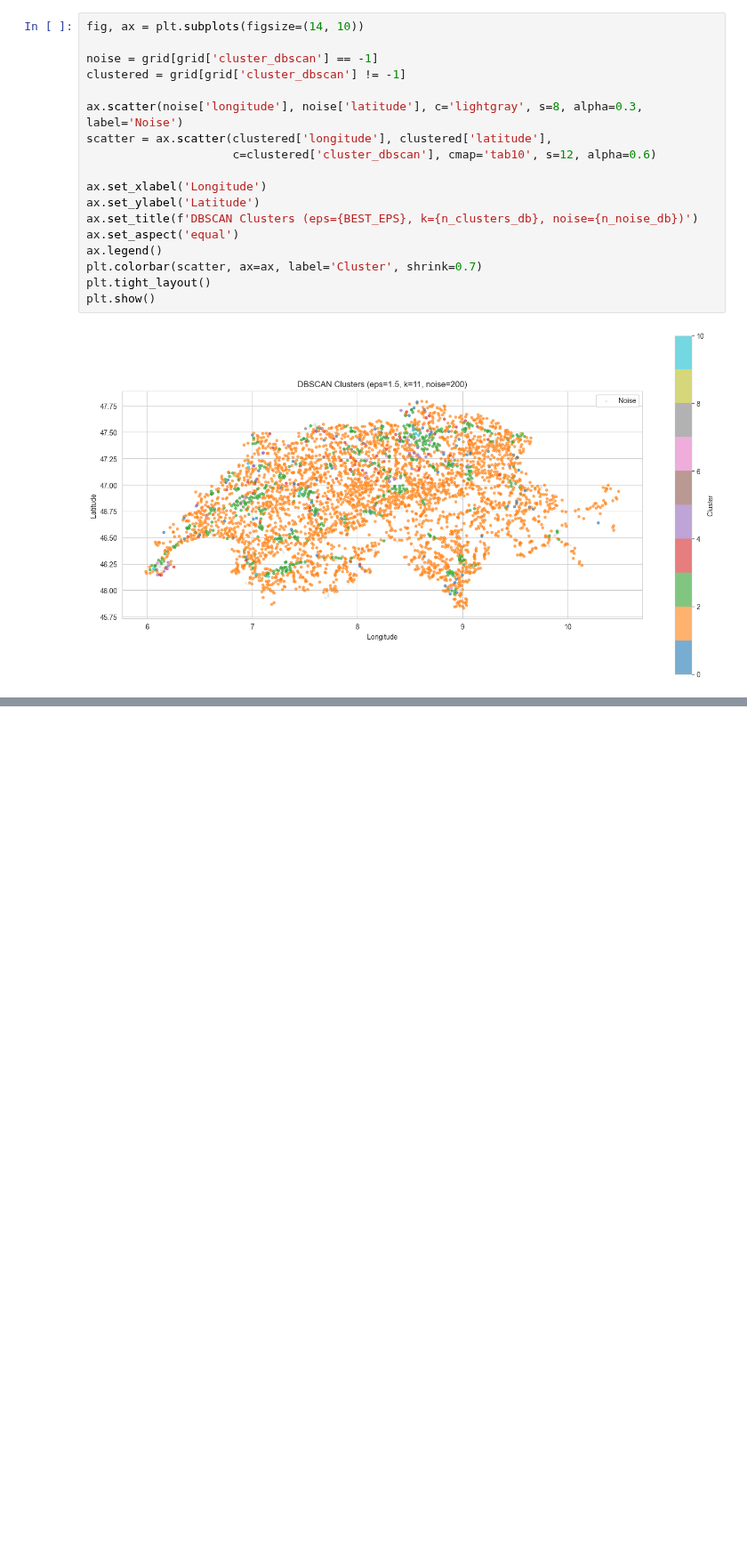
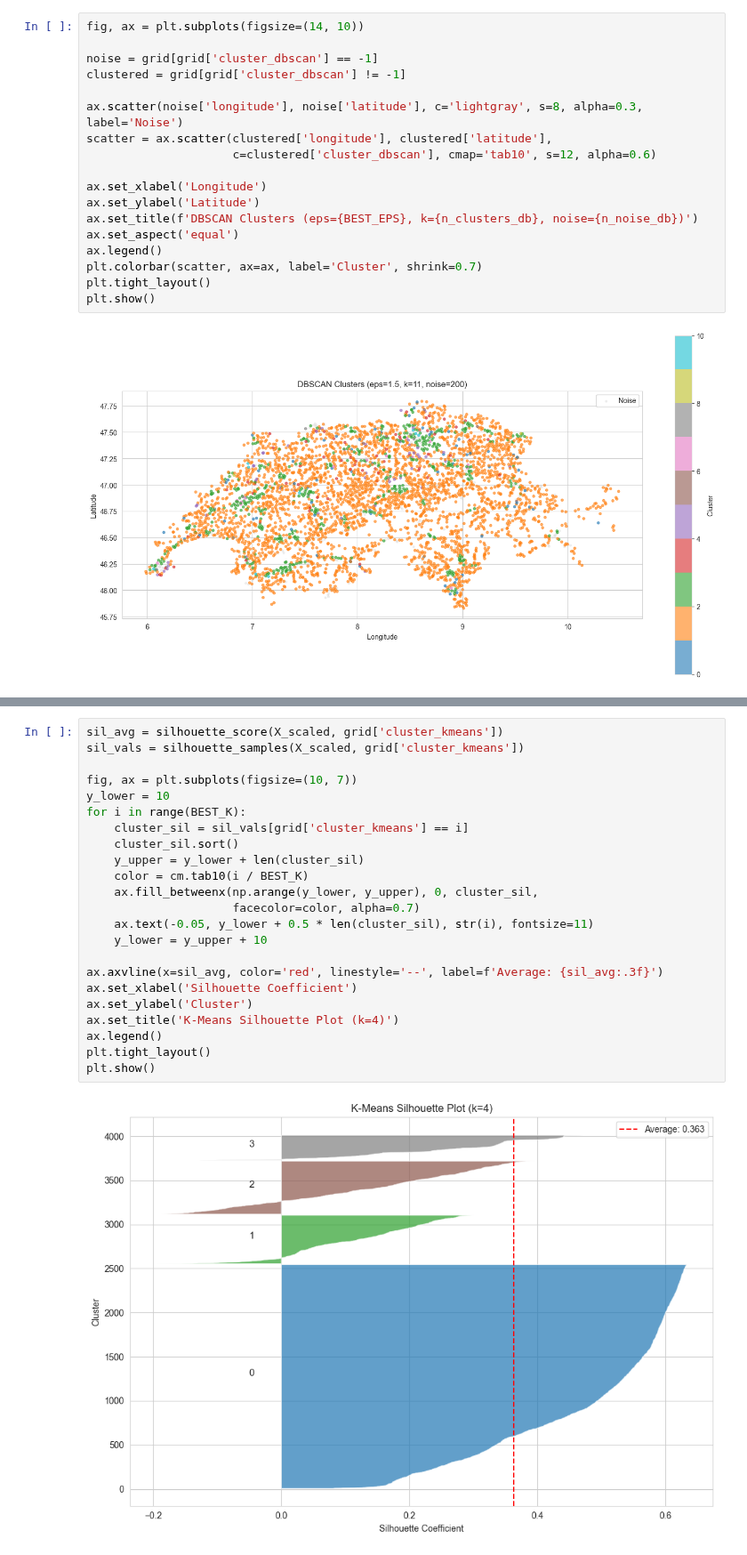
Before and after one commit to maybebool/swiss-airspace-obstacle-profiling, a Jupyter notebook: notebooks/Cluster_Evaluation.ipynb, the cells around one changed output, grey strips where cells are left out. Shown at 89% size. Saved outputs shown, nothing was run; the diff lists cells and outputs as text; blank space fills up the shorter version.

```diff
--- a/notebooks/Cluster_Evaluation.ipynb
+++ b/notebooks/Cluster_Evaluation.ipynb
@@ -283,0 +392,25 @@ plt.show()
+# %%
+sil_avg = silhouette_score(X_scaled, grid['cluster_kmeans'])
+sil_vals = silhouette_samples(X_scaled, grid['cluster_kmeans'])
+
+fig, ax = plt.subplots(figsize=(10, 7))
+y_lower = 10
+for i in range(BEST_K):
+    cluster_sil = sil_vals[grid['cluster_kmeans'] == i]
+    cluster_sil.sort()
+    y_upper = y_lower + len(cluster_sil)
+    color = cm.tab10(i / BEST_K)
+    ax.fill_betweenx(np.arange(y_lower, y_upper), 0, cluster_sil,
+                     facecolor=color, alpha=0.7)
+    ax.text(-0.05, y_lower + 0.5 * len(cluster_sil), str(i), fontsize=11)
+    y_lower = y_upper + 10
+
+ax.axvline(x=sil_avg, color='red', linestyle='--', label=f'Average: {sil_avg:.3f}')
+ax.set_xlabel('Silhouette Coefficient')
+ax.set_ylabel('Cluster')
+ax.set_title('K-Means Silhouette Plot (k=4)')
+ax.legend()
+plt.tight_layout()
+plt.show()
+# %% [output]
+[figure, added]
```
Also changed, not shown: parts of 10 cells of this notebook.
